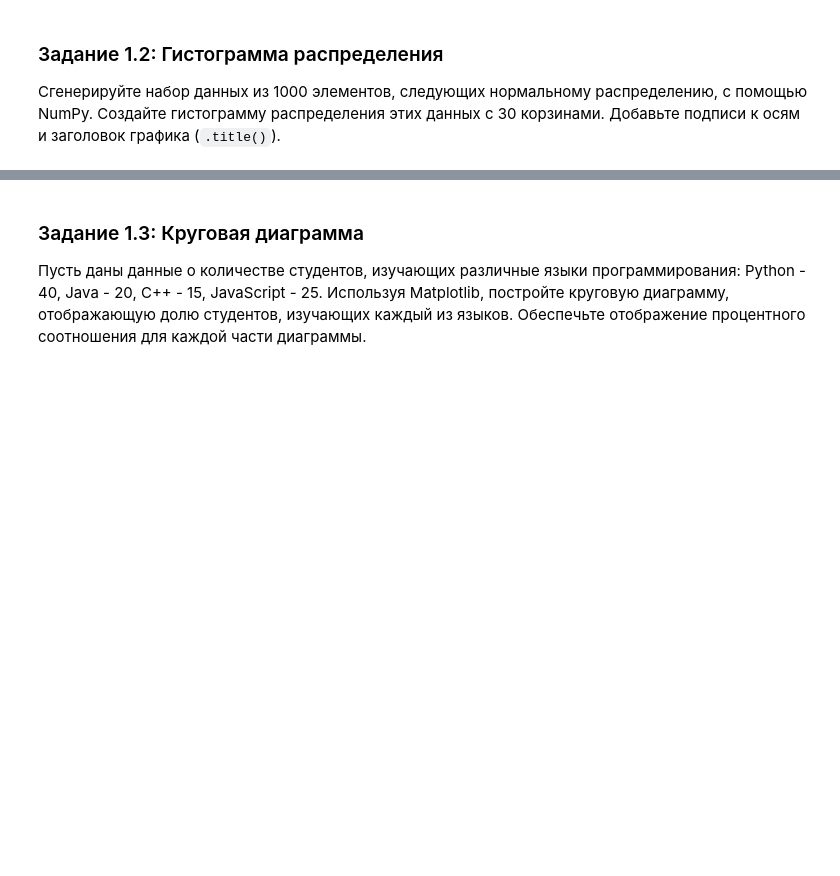
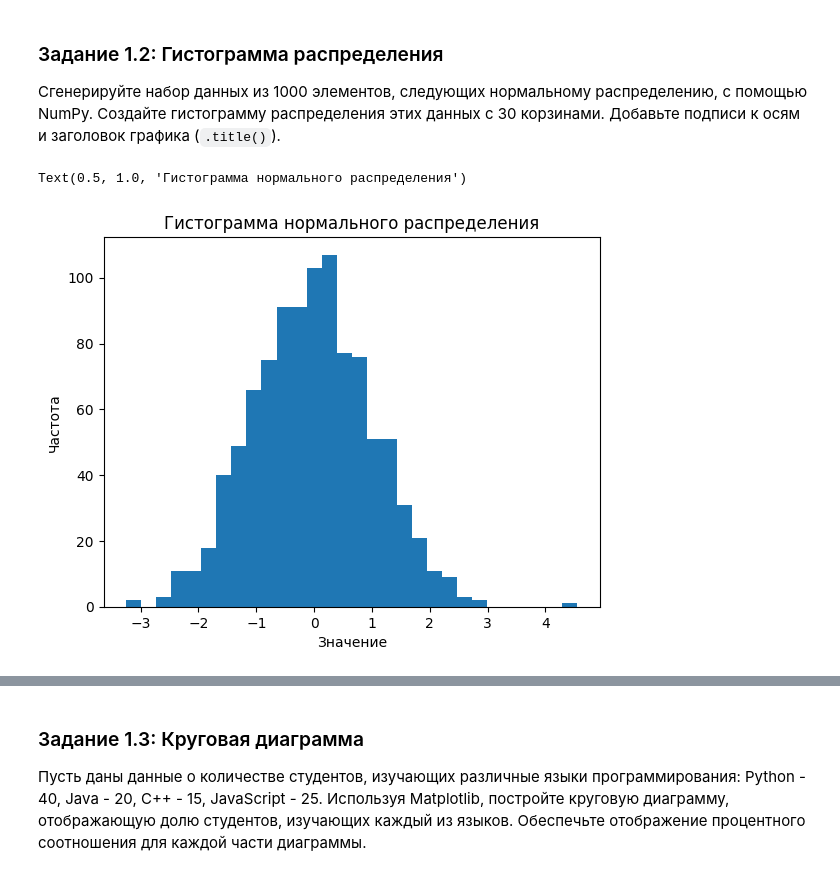
Before and after one commit to maxfraid/compmathsystem, a Jupyter notebook: Копия_блокнота_"Практическая_работа_№3_Matplotlib_Plotly_ipynb".ipynb, the cells around one changed output, grey strips where cells are left out. Saved outputs shown, nothing was run; the diff lists cells and outputs as text; code cells hidden in the pictures; blank space fills up the shorter version.

```diff
--- a/Копия_блокнота_"Практическая_работа_№3_Matplotlib_Plotly_ipynb".ipynb
+++ b/Копия_блокнота_"Практическая_работа_№3_Matplotlib_Plotly_ipynb".ipynb
@@ -28,3 +46,20 @@
+# %%
+import numpy as np
+import matplotlib.pyplot as plt
+
+randnorm = np.random.randn(1000)
+
+fig, axs = plt.subplots()
+
+axs.hist(randnorm, bins=30)
+
+axs.set_xlabel("Значение")
+axs.set_ylabel("Частота")
+
+plt.title("Гистограмма нормального распределения")
+# %% [output]
+Text(0.5, 1.0, 'Гистограмма нормального распределения')
+[figure, added]
 # %% [markdown]
 ![image.png](embedded-picture-1)
 # %% [markdown]
```
Also changed, not shown: parts of 33 cells of this notebook.
